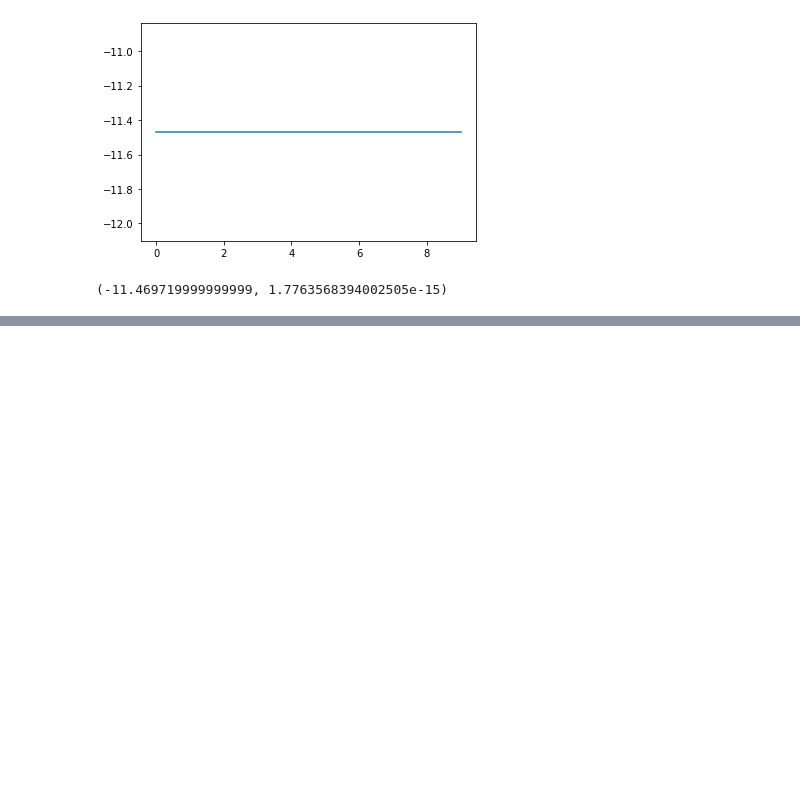
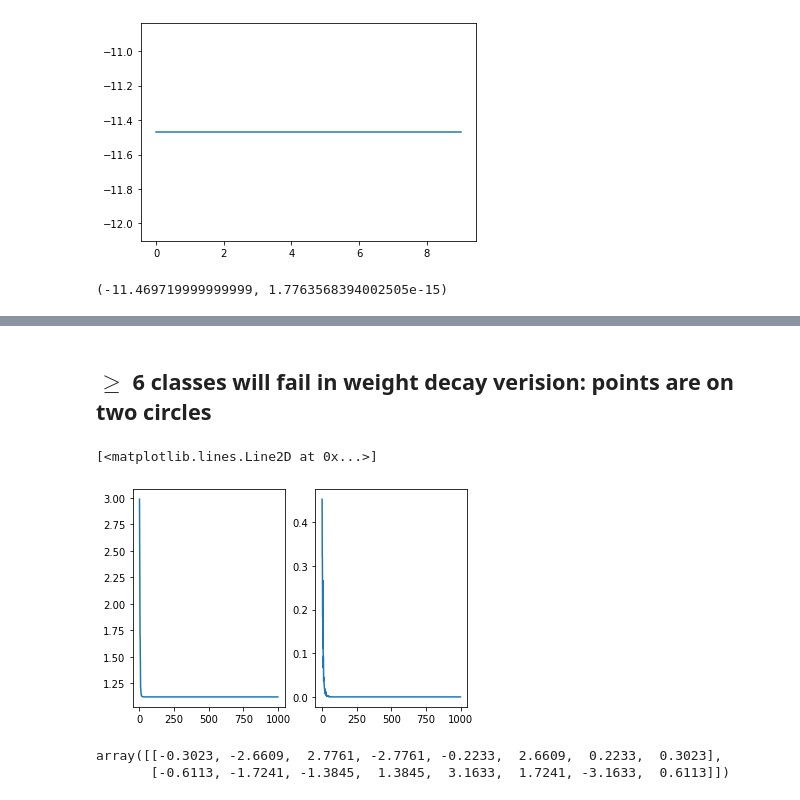
Before and after one commit to 10258392511/NeuralCollapse, a Jupyter notebook: experiments.ipynb, the cells around one changed output, grey strips where cells are left out. Saved outputs shown, nothing was run; the diff lists cells and outputs as text; code cells hidden in the pictures; blank space fills up the shorter version.

```diff
--- a/experiments.ipynb
+++ b/experiments.ipynb
@@ -335,0 +380,21 @@ fvals.mean(), numpy.std(fvals)
+# %% [markdown]
+## $\ge$ 6 classes will fail in weight decay verision:  points are on two circles
+# %%
+M = 2
+K = 8
+samples_per_cls = 5
+solver = SteepestDescent()
+manifold = Product((Euclidean(M, K), Euclidean(M, samples_per_cls * K), Euclidean(K)))
+prob = Problem(manifold=manifold, cost=make_lr_weight_decay(0.01, 0.01, 0.01))
+
+with open("loss.txt", "w") as wf:
+    with redirect_stdout(wf):
+        Xopt = solver.solve(prob)
+
+data = convert_stdout_to_data("loss.txt")
+fig, axes = plt.subplots(1, 2)
+axes[0].plot(data[:, 0])
+axes[1].plot(data[:, 1])
+# %% [output]
+[<matplotlib.lines.Line2D at 0x...>]
+[figure, added]
@@ -335,0 +403,5 @@ fvals.mean(), numpy.std(fvals)
+# %%
+W
+# %% [output]
+array([[-0.3023, -2.6609,  2.7761, -2.7761, -0.2233,  2.6609,  0.2233,  0.3023],
+       [-0.6113, -1.7241, -1.3845,  1.3845,  3.1633,  1.7241, -3.1633,  0.6113]])
```
Also changed, not shown: parts of 17 cells of this notebook, 4 other files.
